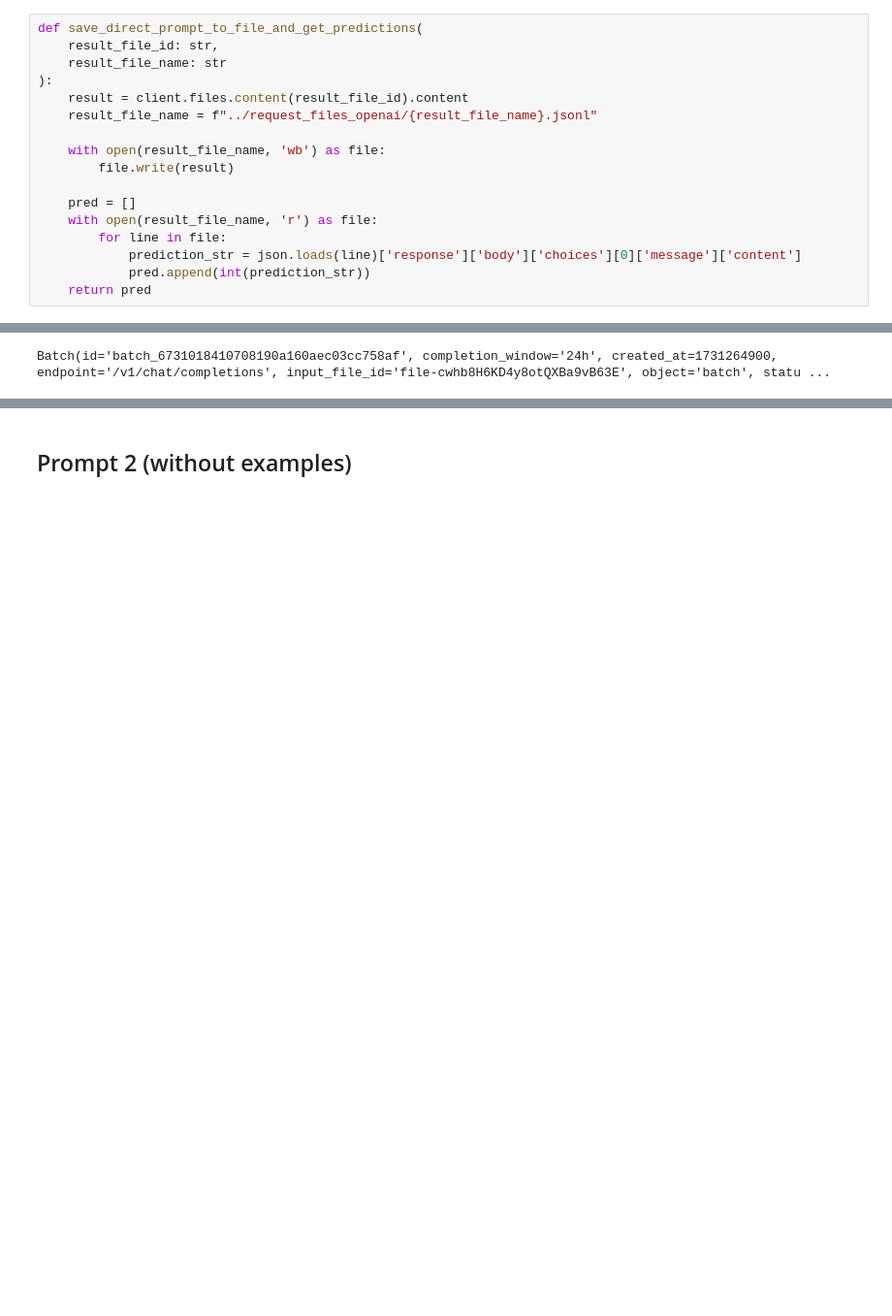
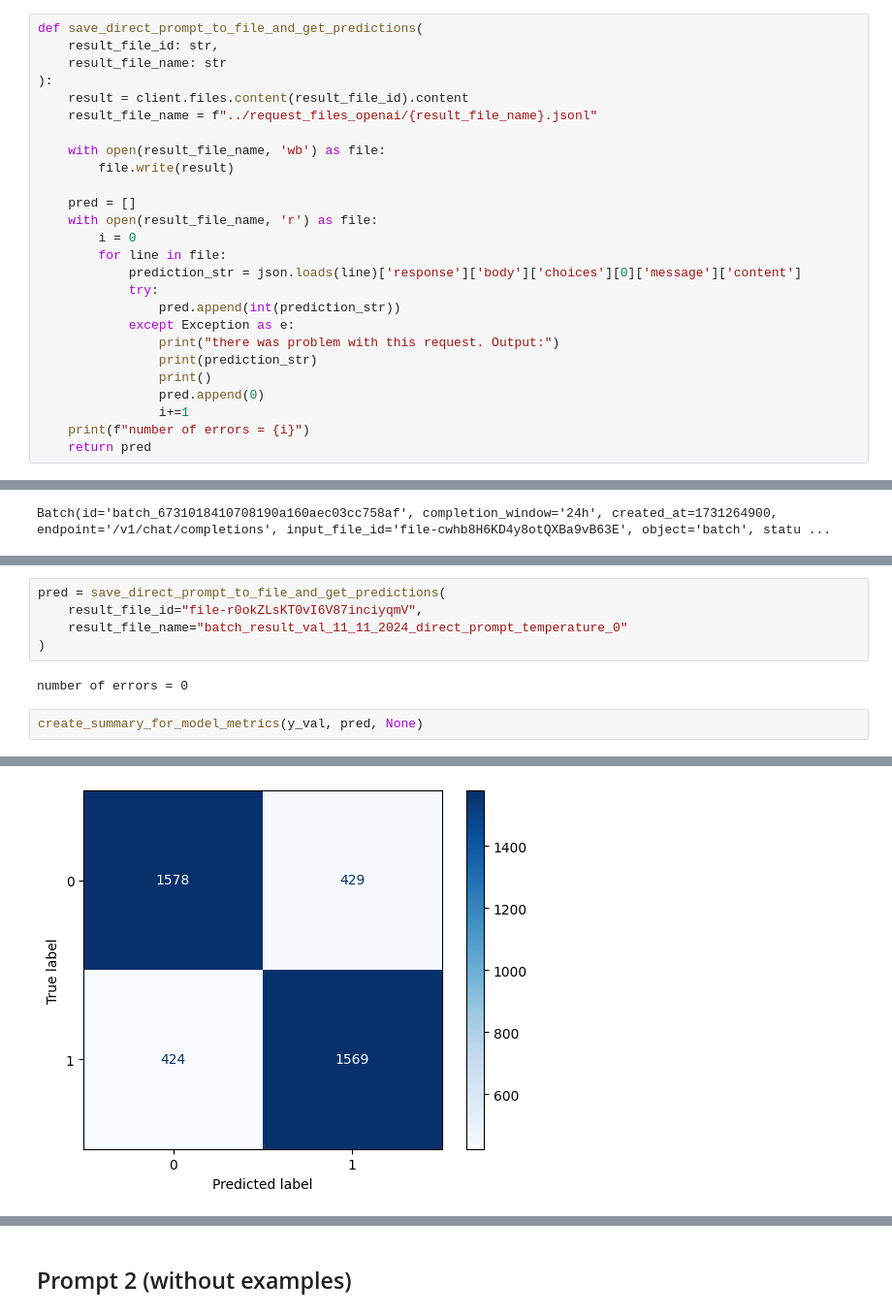
Before and after one commit to matkubita/ClickbaitDetectionThesis, a Jupyter notebook: notebooks/7-LLM-models-OpenAI.ipynb, the cells around one changed output, grey strips where cells are left out. Shown at 97% size. Saved outputs shown, nothing was run; the diff lists cells and outputs as text; blank space fills up the shorter version.

Commit message:
test different temperatures for llm model open ai

```diff
--- a/notebooks/7-LLM-models-OpenAI.ipynb
+++ b/notebooks/7-LLM-models-OpenAI.ipynb
@@ -166,9 +165,18 @@ def save_direct_prompt_to_file_and_get_predictions(
 
     pred = []
     with open(result_file_name, 'r') as file:
+        i = 0
         for line in file:
             prediction_str = json.loads(line)['response']['body']['choices'][0]['message']['content']
-            pred.append(int(prediction_str))
+            try:
+                pred.append(int(prediction_str))
+            except Exception as e:
+                print("there was problem with this request. Output:")
+                print(prediction_str)
+                print()
+                pred.append(0)
+                i+=1
+    print(f"number of errors = {i}")
     return pred
 # %%
 def create_batch_request_to_open_ai_embeddings(
@@ -342,0 +367,10 @@ Batch(id='batch_6731018410708190a160aec03cc758af', completion_window='24h', crea
+# %%
+pred = save_direct_prompt_to_file_and_get_predictions(
+    result_file_id="file-r0okZLsKT0vI6V87inciyqmV",
+    result_file_name="batch_result_val_11_11_2024_direct_prompt_temperature_0"
+)
+# %% [output]
+number of errors = 0
+# %%
+create_summary_for_model_metrics(y_val, pred, None)
+# %% [output]
@@ -342,0 +387 @@ Batch(id='batch_6731018410708190a160aec03cc758af', completion_window='24h', crea
+[figure, added]
```
Also changed, not shown: parts of 16 cells of this notebook.
